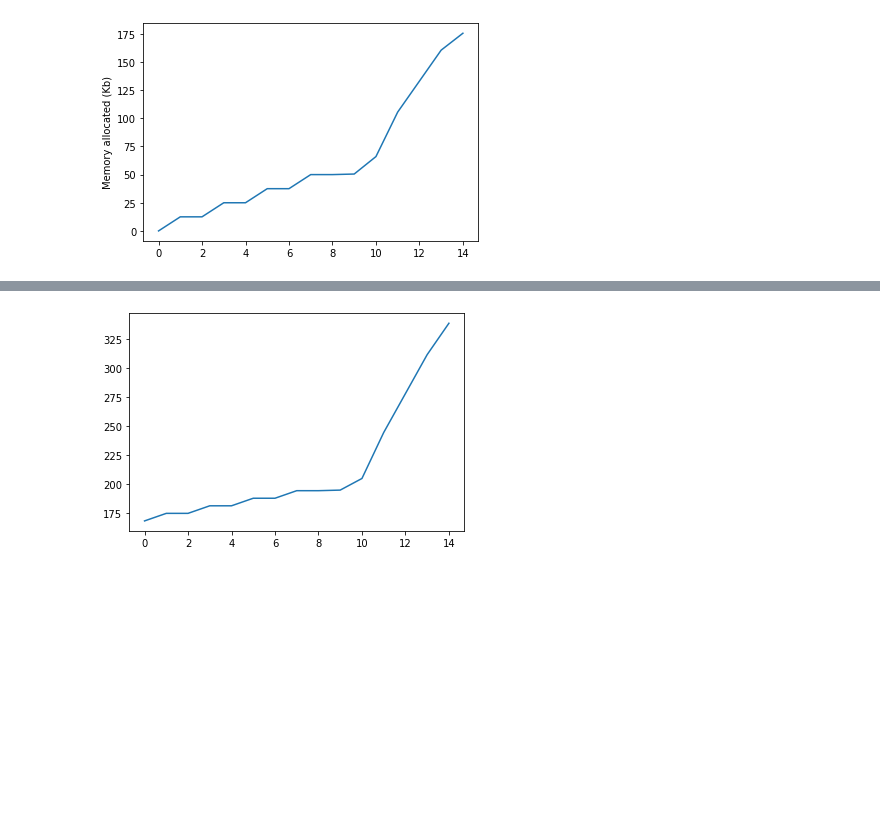
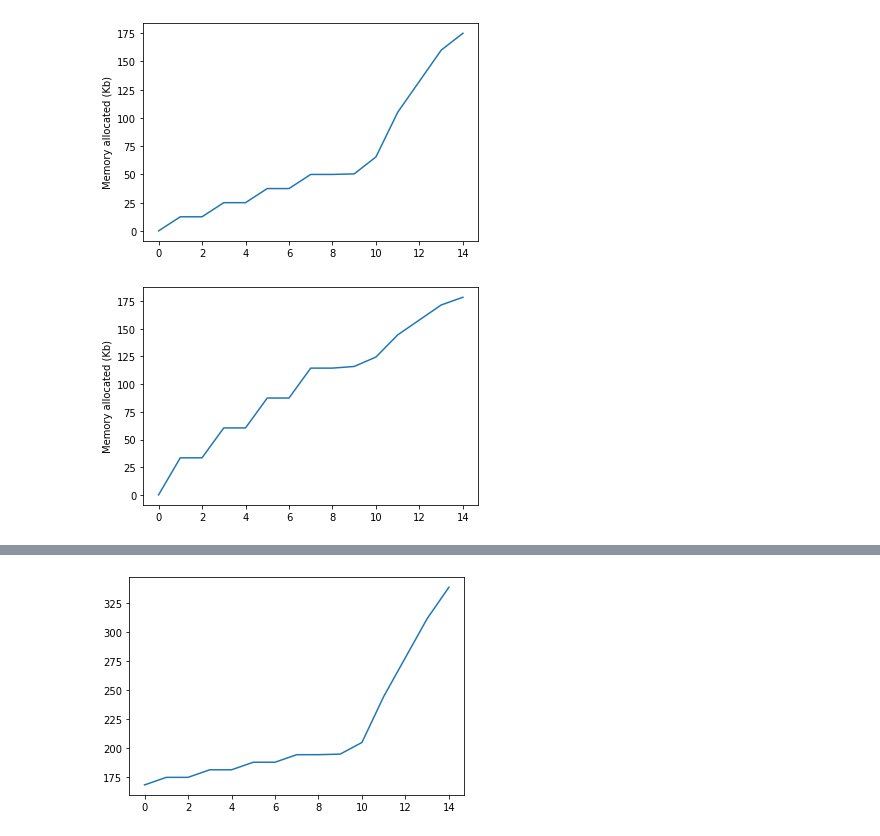
Before and after one commit to arampacha/pt_memprofile, a Jupyter notebook: 00_core.ipynb, the cells around one changed output, grey strips where cells are left out. Drawn from its saved outputs; the diff is of its cells as text; code cells hidden in the pictures; blank space fills up the shorter version.

```diff
--- a/00_core.ipynb
+++ b/00_core.ipynb
@@ -132,3 +145,9 @@ mem_log
 plot_log(mem_log)
 # %% [output]
 [figure]
+# %%
+#cuda
+with torch.cuda.amp.autocast():
+    mem_log = memprofile(simple_model(), xb, yb)
+# %% [output]
+[figure, added]
```
Also changed, not shown: parts of 13 cells of this notebook, 2 other files.
